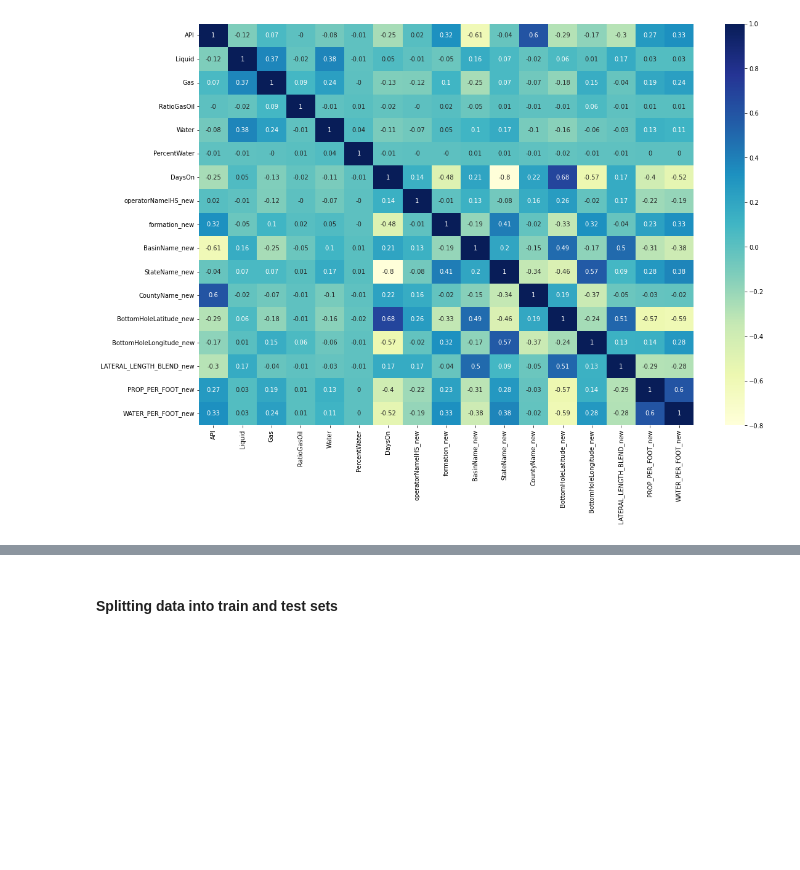
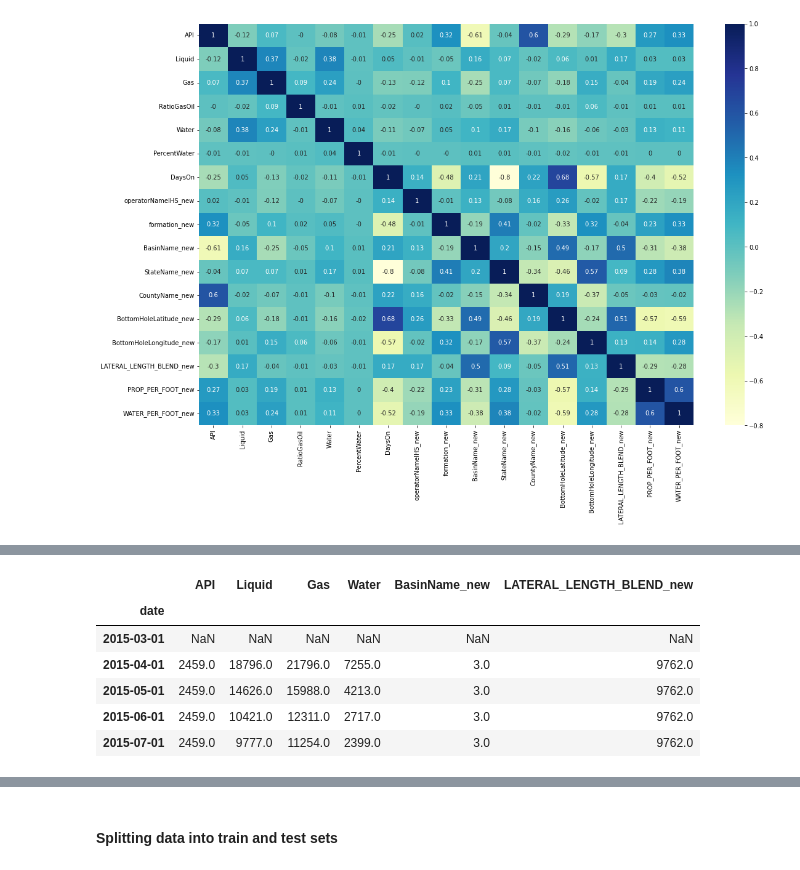
Before and after one commit to Dnbg1982/Oil-Gas-Projects, a Jupyter notebook: Reservoir Engineering/Notebooks/Oil_produc_forecasting.ipynb, the cells around one changed output, grey strips where cells are left out. Drawn from its saved outputs; the diff is of its cells as text; code cells hidden in the pictures; blank space fills up the shorter version.

```diff
--- a/Reservoir Engineering/Notebooks/Oil_produc_forecasting.ipynb
+++ b/Reservoir Engineering/Notebooks/Oil_produc_forecasting.ipynb
@@ -340,2 +412,12 @@ Index(['API', 'Liquid', 'Gas', 'RatioGasOil', 'Water', 'PercentWater',
+# %%
+df.head()
+# %% [output]
+|  | API | Liquid | Gas | Water | BasinName_new | LATERAL_LENGTH_BLEND_new |
+| date |  |  |  |  |  |  |
+| 2015-03-01 | NaN | NaN | NaN | NaN | NaN | NaN |
+| 2015-04-01 | 2459.0 | 18796.0 | 21796.0 | 7255.0 | 3.0 | 9762.0 |
+| 2015-05-01 | 2459.0 | 14626.0 | 15988.0 | 4213.0 | 3.0 | 9762.0 |
+| 2015-06-01 | 2459.0 | 10421.0 | 12311.0 | 2717.0 | 3.0 | 9762.0 |
+| 2015-07-01 | 2459.0 | 9777.0 | 11254.0 | 2399.0 | 3.0 | 9762.0 |
 # %%
 df.drop(['RatioGasOil', 'PercentWater', 'DaysOn', 'operatorNameIHS_new','formation_new','StateName_new','CountyName_new', 'BottomHoleLatitude_new','BottomHoleLongitude_new','PROP_PER_FOOT_new', 'WATER_PER_FOOT_new'], axis=1, inplace=True)
```
Also changed, not shown: parts of 27 cells of this notebook.
